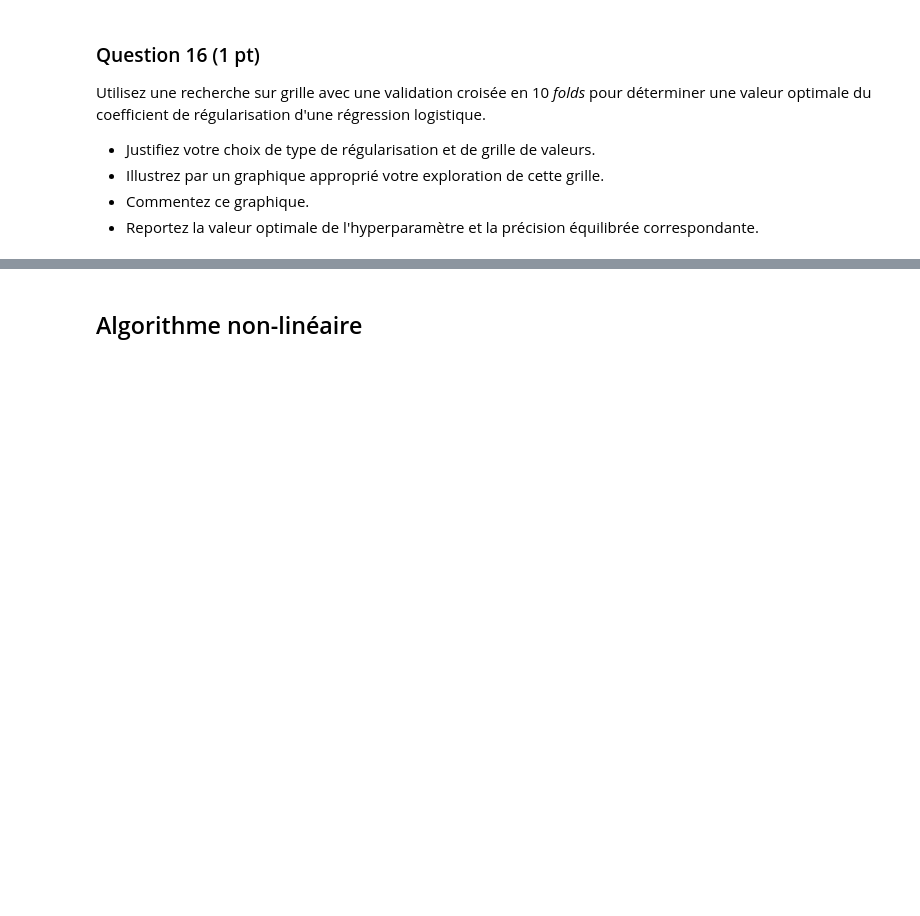
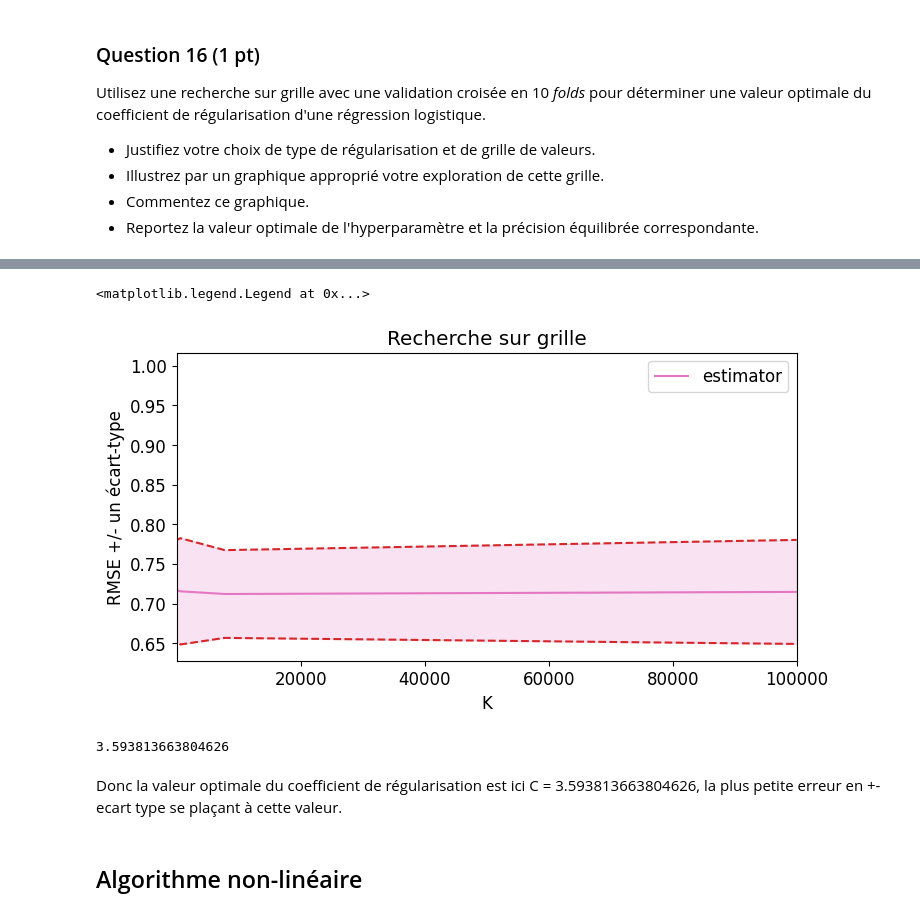
Before and after one commit to laureprinet/Data, a Jupyter notebook: Projet.ipynb, the cells around one changed output, grey strips where cells are left out. Cells and saved outputs as stored; diff of their text form; code cells hidden in the pictures; blank space fills up the shorter version.

```diff
--- a/Projet.ipynb
+++ b/Projet.ipynb
@@ -362,0 +377,14 @@ Utilisez une recherche sur grille avec une validation croisée en 10 _folds_ pou
+# %%
+C = list(np.logspace(-5,5,10))
+
+# Définir le modèle à évaluer
+estimator = linear_model.LogisticRegression(max_iter=1000)
+
+# Instantier la recherche sur grille
+grid = model_selection.GridSearchCV(estimator, {'C': C},
+                                    cv=kf, # on utilise les folds déjà définis
+                                    scoring='neg_root_mean_squared_error'
+                                   )
+
+# Utiliser la recherche sur grille
+grid.fit(X_train, y_train)
@@ -363,3 +422,39 @@ Utilisez une recherche sur grille avec une validation croisée en 10 _folds_ pou
+# %%
+# Illustration par un graphique de l'exploration de la grille
+plt.figure(figsize=(8, 4))
+
+rmses = -grid.cv_results_['mean_test_score']
+std_error = grid.cv_results_['std_test_score']
+
+# afficher les RMSE avec une échelle logarithmique pour les abscisses :
+plt.plot(grid.cv_results_['param_C'], rmses,
+             label="estimator", color='tab:pink')
+plt.plot(grid.cv_results_['param_C'], rmses + std_error,
+             color='tab:red', linestyle='dashed')
+plt.plot(grid.cv_results_['param_C'], rmses - std_error,
+             color='tab:red', linestyle='dashed')
+
+# colorer l'espace entre les courbes représentant les écarts-types
+plt.fill_between(C, (rmses + std_error), (rmses - std_error),
+                 color='tab:pink',
+                 alpha=0.2, # contrôle la transparence
+                )
+
+# Mise en forme
+plt.xlabel("K")
+plt.ylabel("RMSE +/- un écart-type")
+plt.xlim([C[0], C[-1]])
+plt.title("Recherche sur grille")
+plt.legend(loc='best')
+# %% [output]
+<matplotlib.legend.Legend at 0x...>
+[figure, added]
+# %%
+print(grid.best_params_['C'])
+# %% [output]
+3.593813663804626
+# %% [markdown]
+Donc la valeur optimale du coefficient de régularisation est ici C = 3.593813663804626, la plus petite erreur en +- ecart type se plaçant à cette valeur.
 # %% [markdown]
 ## Algorithme non-linéaire
 # %% [markdown]
```
Also changed, not shown: parts of 11 cells of this notebook.
